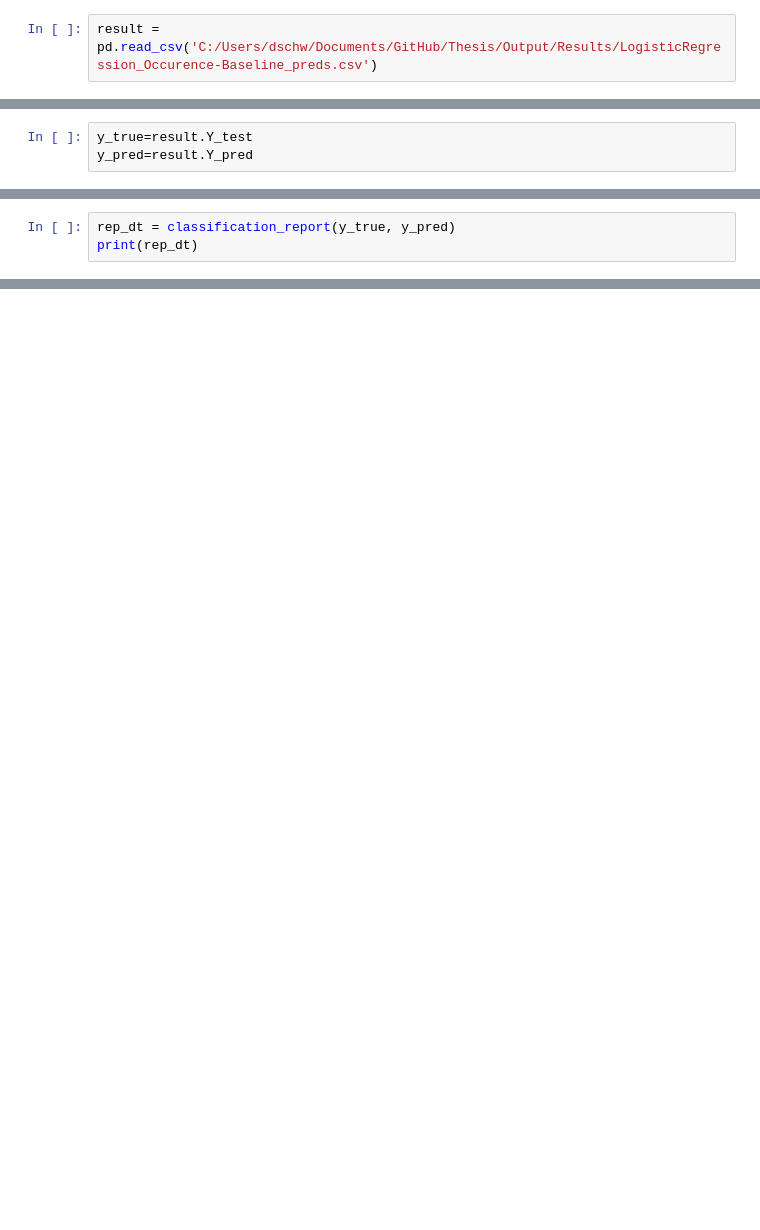
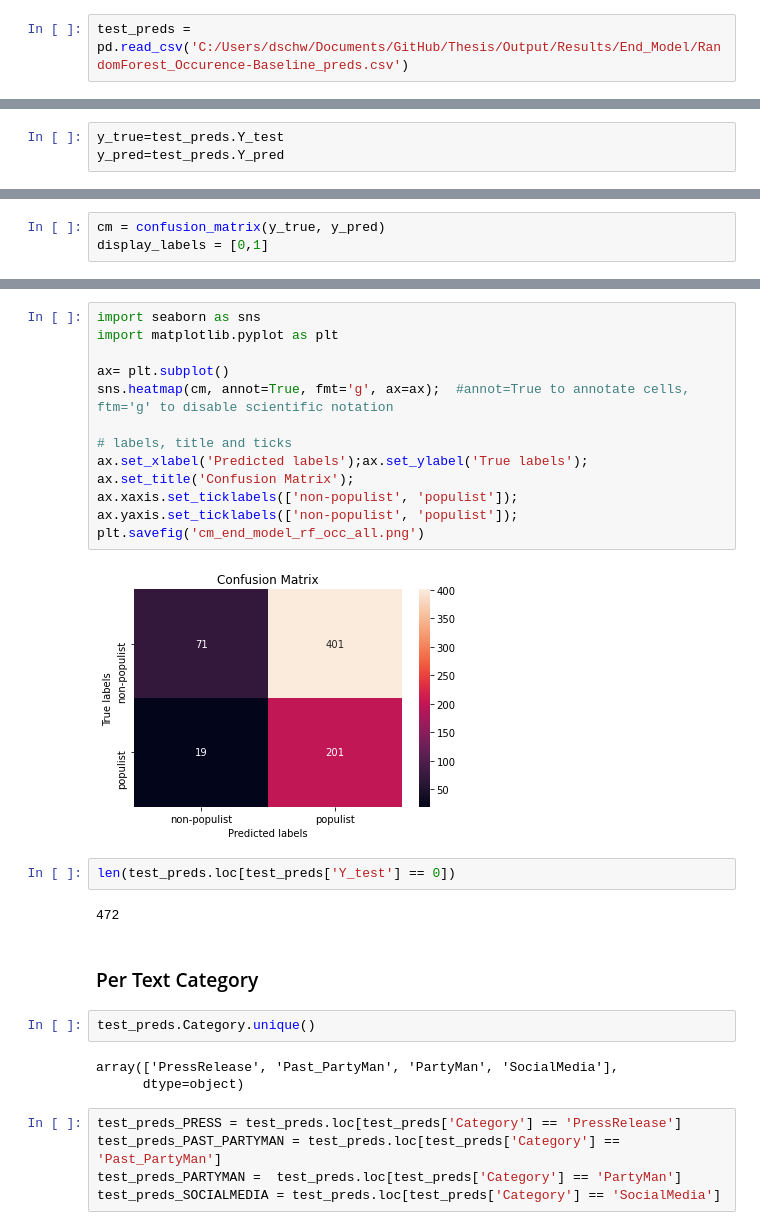
Before and after one commit to dschweim/WeakSupervisionForPopulismDetection, a Jupyter notebook: Notebooks/Interpretation and Error Analysis End Models.ipynb, the cells around one changed output, grey strips where cells are left out. Cells and saved outputs as stored; diff of their text form; blank space fills up the shorter version.

```diff
--- a/Notebooks/Interpretation and Error Analysis End Models.ipynb
+++ b/Notebooks/Interpretation and Error Analysis End Models.ipynb
@@ -3,2 +4,2 @@ import pandas as pd
 # %%
-result = pd.read_csv('C:/Users/dschw/Documents/GitHub/Thesis/Output/Results/LogisticRegression_Occurence-Baseline_preds.csv')
+test_preds = pd.read_csv('C:/Users/dschw/Documents/GitHub/Thesis/Output/Results/End_Model/RandomForest_Occurence-Baseline_preds.csv')
@@ -21,3 +6,3 @@ result
 # %%
-y_true=result.Y_test
-y_pred=result.Y_pred
+y_true=test_preds.Y_test
+y_pred=test_preds.Y_pred
@@ -35,3 +18,3 @@ array([[168, 304],
 # %%
-rep_dt = classification_report(y_true, y_pred)
-print(rep_dt)
+cm = confusion_matrix(y_true, y_pred)
+display_labels = [0,1]
@@ -46,0 +32,30 @@ weighted avg       0.68      0.51      0.50       692
+# %%
+import seaborn as sns
+import matplotlib.pyplot as plt
+
+ax= plt.subplot()
+sns.heatmap(cm, annot=True, fmt='g', ax=ax);  #annot=True to annotate cells, ftm='g' to disable scientific notation
+
+# labels, title and ticks
+ax.set_xlabel('Predicted labels');ax.set_ylabel('True labels');
+ax.set_title('Confusion Matrix');
+ax.xaxis.set_ticklabels(['non-populist', 'populist']); ax.yaxis.set_ticklabels(['non-populist', 'populist']);
+plt.savefig('cm_end_model_rf_occ_all.png')
+# %% [output]
+[figure, added]
+# %%
+len(test_preds.loc[test_preds['Y_test'] == 0])
+# %% [output]
+472
+# %% [markdown]
+### Per Text Category
+# %%
+test_preds.Category.unique()
+# %% [output]
+array(['PressRelease', 'Past_PartyMan', 'PartyMan', 'SocialMedia'],
+      dtype=object)
+# %%
+test_preds_PRESS = test_preds.loc[test_preds['Category'] == 'PressRelease']
+test_preds_PAST_PARTYMAN = test_preds.loc[test_preds['Category'] == 'Past_PartyMan']
+test_preds_PARTYMAN =  test_preds.loc[test_preds['Category'] == 'PartyMan']
+test_preds_SOCIALMEDIA = test_preds.loc[test_preds['Category'] == 'SocialMedia']
```
Also changed, not shown: parts of 13 cells of this notebook, 9 other files.
